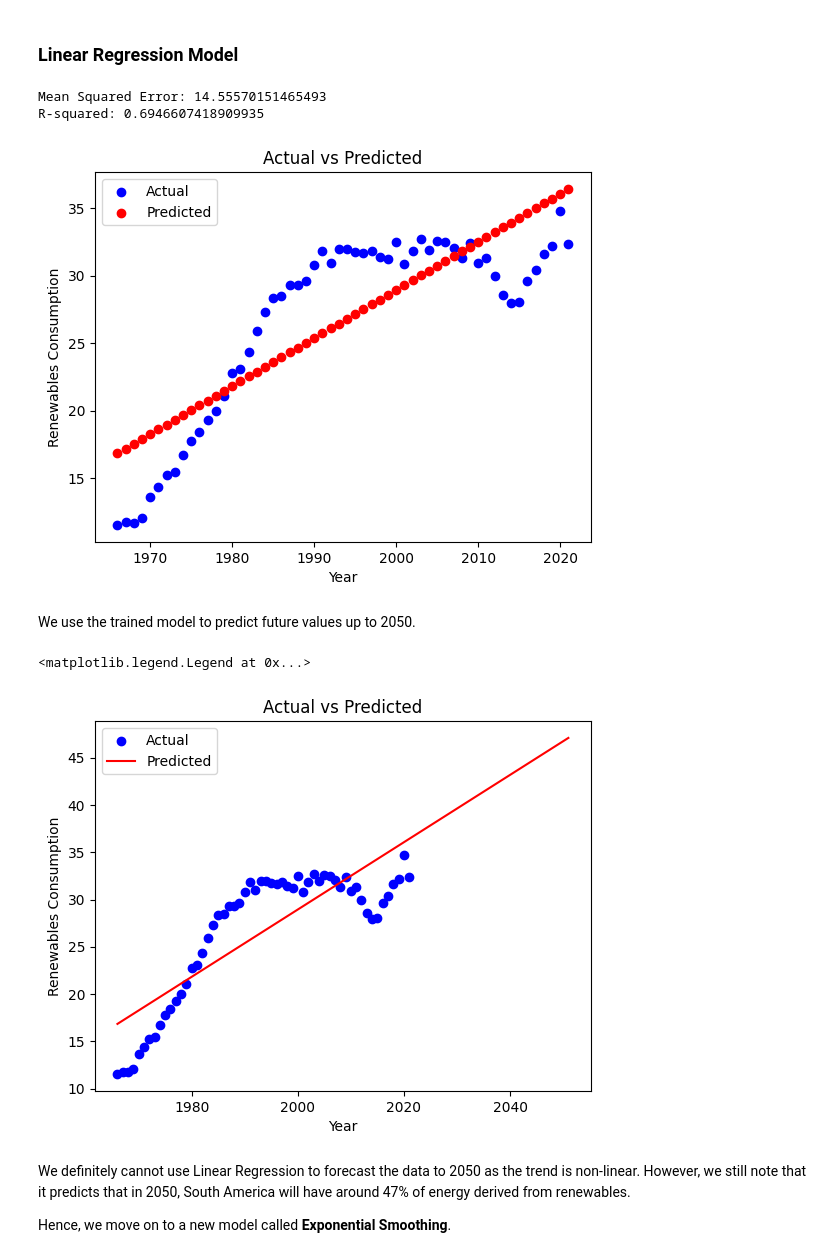
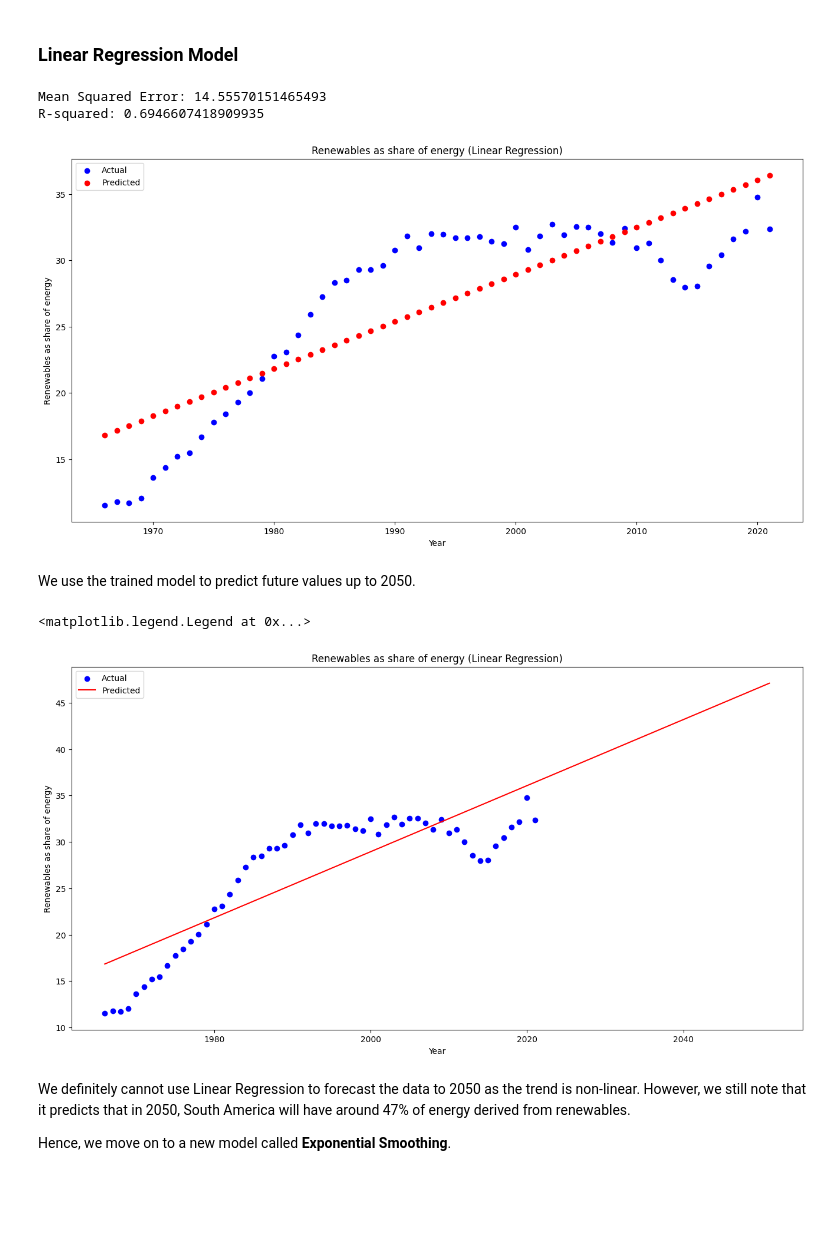
Before and after one commit to boon-keng/mini-project, a Jupyter notebook: DataCleaning.ipynb, the cells around one changed output. Cells and saved outputs as stored; diff of their text form; code cells hidden in the pictures; blank space fills up the shorter version.

```diff
--- a/DataCleaning.ipynb
+++ b/DataCleaning.ipynb
@@ -201,36 +203,37 @@ from sklearn.metrics import r2_score
 x = pd.DataFrame(sa_df.index)
 y = sa_df['renewables_share_energy']
 
 # initialize the linear regression model
 linreg = LinearRegression()
 
 # fit the model on the training data
 linreg.fit(x, y)
 
 # make predictions on the test data
 y_pred = linreg.predict(x)
 
 # plot scatter plot and predicted linear graph
+fig = plt.figure(figsize=(16,8))
 plt.scatter(x, y, color='blue', label='Actual')
 plt.scatter(x, y_pred, color='red', label='Predicted')
 
 # add labels, title and legend
 plt.xlabel('Year')
-plt.ylabel('Renewables Consumption')
-plt.title('Actual vs Predicted')
+plt.ylabel('Renewables as share of energy')
+plt.title('Renewables as share of energy (Linear Regression)')
 plt.legend()
 
 # calculate mean squared error
 mse = mean_squared_error(y, y_pred)
 print('Mean Squared Error:', mse)
 
 # calculate R-squared
 r2 = r2_score(y, y_pred)
 print('R-squared:', r2)
 # %% [output]
 Mean Squared Error: 14.55570151465493
 R-squared: 0.6946607418909935
-[figure, old version]
+[figure, new version]
 # %% [markdown]
 We use the trained model to predict future values up to 2050.
 # %%
@@ -238,19 +241,20 @@ x_fc = np.arange(1966, 2052).reshape(-1, 1)
 y_fc = linreg.predict(x_fc)
 
 # plot actual data and predicted data
+fig = plt.figure(figsize=(16,8))
 plt.scatter(x, y, color='blue', label='Actual')
 plt.plot(x_fc, y_fc, color='red', label='Predicted')
 
 # add labels and title
 plt.xlabel('Year')
-plt.ylabel('Renewables Consumption')
-plt.title('Actual vs Predicted')
+plt.ylabel('Renewables as share of energy')
+plt.title('Renewables as share of energy (Linear Regression)')
 
 # add legend
 plt.legend()
 # %% [output]
 <matplotlib.legend.Legend at 0x...>
-[figure, old version]
+[figure, new version]
 # %% [markdown]
 We definitely cannot use Linear Regression to forecast the data to 2050 as the trend is non-linear. However, we still note that it predicts that in 2050, South America will have around 47% of energy derived from renewables.
 
```
Also changed, not shown: parts of 40 cells of this notebook.
